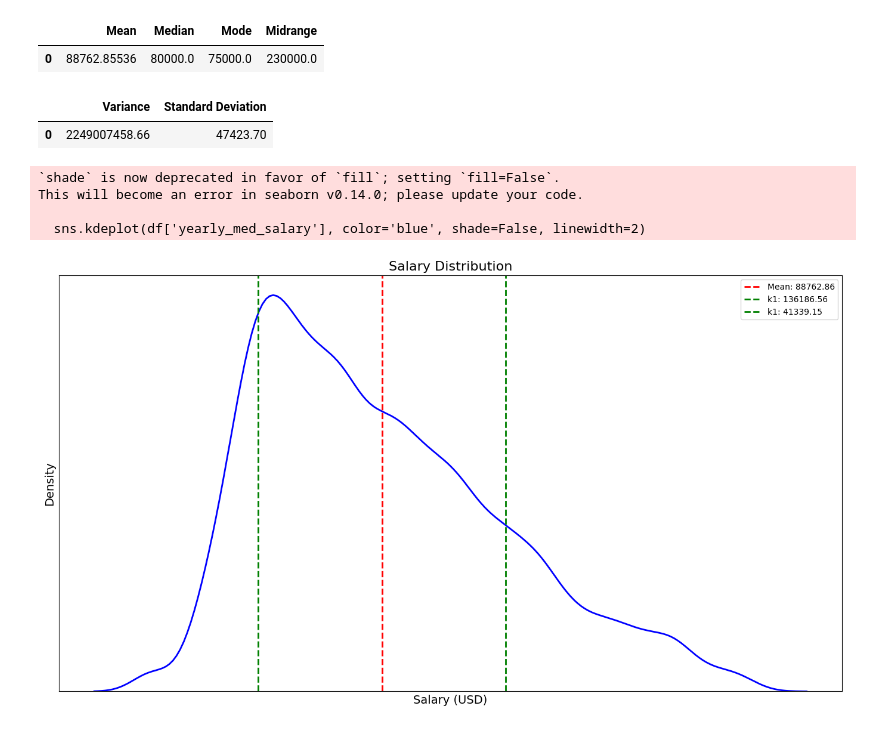
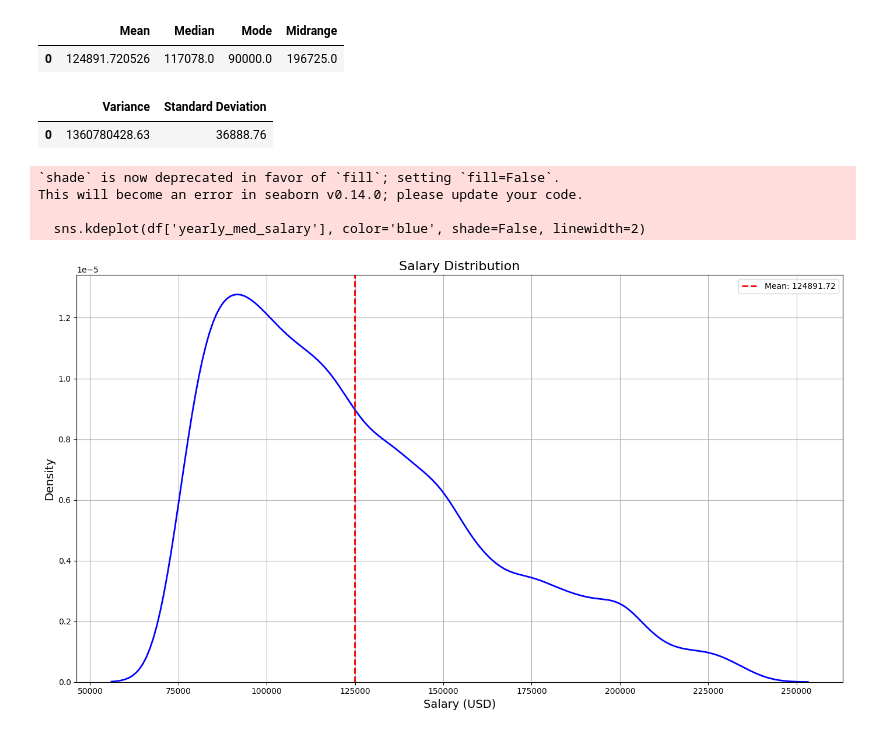
Before and after one commit to GiovanniL30/Data-Analysis, a Jupyter notebook: measures.ipynb, the cells around one changed output. Cells and saved outputs as stored; diff of their text form; code cells hidden in the pictures.

```diff
--- a/measures.ipynb
+++ b/measures.ipynb
@@ -4,7 +4,7 @@ import matplotlib.pyplot as plt
 import numpy as np
 import seaborn as sns
 
-df = pd.read_csv('clean.csv')
+df = pd.read_csv('job_posting_clean.csv')
 # %%
 result = pd.DataFrame({
     "Mean": df['yearly_med_salary'].mean(),
@@ -16,7 +16,7 @@ result = pd.DataFrame({
 result
 # %% [output]
 |  | Mean | Median | Mode | Midrange |
-| 0 | 88762.85536 | 80000.0 | 75000.0 | 230000.0 |
+| 0 | 124891.720526 | 117078.0 | 90000.0 | 196725.0 |
 # %%
 result = pd.DataFrame({
     "Variance": ["{:.2f}".format(df['yearly_med_salary'].var())],
@@ -26,36 +26,35 @@ result = pd.DataFrame({
 result
 # %% [output]
 |  | Variance | Standard Deviation |
-| 0 | 2249007458.66 | 47423.70 |
+| 0 | 1360780428.63 | 36888.76 |
 # %%
 # Calculate the mean, standard deviation, and variance
 mean_salary = df['yearly_med_salary'].mean()
 std_dev_salary = df['yearly_med_salary'].std()
 variance_salary = df['yearly_med_salary'].var()
 
 # Plotting the KDE without color fill
 plt.figure(figsize=(14, 8))
 sns.kdeplot(df['yearly_med_salary'], color='blue', shade=False, linewidth=2)
 
 # Add lines for mean, mean ± std dev
 plt.axvline(mean_salary, color='red', linestyle='dashed', linewidth=2, label=f"Mean: {mean_salary:.2f}")
-plt.axvline(mean_salary + std_dev_salary, color='green', linestyle='dashed', linewidth=2, label=f"k1: {mean_salary + std_dev_salary:.2f}")
-plt.axvline(mean_salary - std_dev_salary, color='green', linestyle='dashed', linewidth=2, label=f"k1: {mean_salary - std_dev_salary:.2f}")
+
 
 
 # Plotting details
 plt.xlabel("Salary (USD)", fontsize=14)
 plt.ylabel("Density", fontsize=14)
 plt.title("Salary Distribution", fontsize=16)
 plt.legend()
 plt.grid(True)
 plt.tight_layout()
-plt.xticks([])
-plt.yticks([])
+# plt.xticks([])
+# plt.yticks([])
 plt.show()
 # %% [output]
 `shade` is now deprecated in favor of `fill`; setting `fill=False`.
 This will become an error in seaborn v0.14.0; please update your code.
 
   sns.kdeplot(df['yearly_med_salary'], color='blue', shade=False, linewidth=2)
-[figure, old version]
+[figure, new version]
```
Also changed, not shown: 5 other files.
